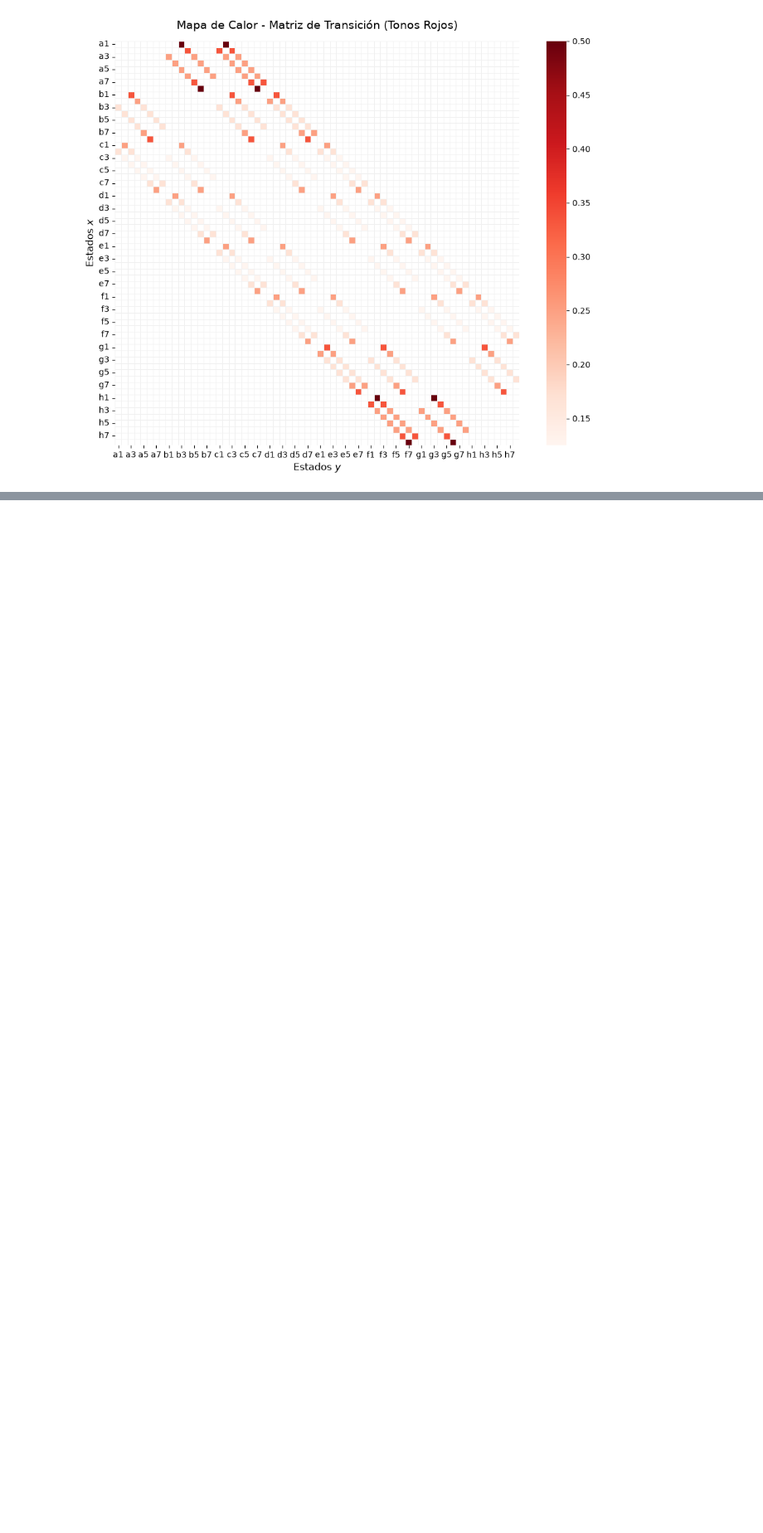
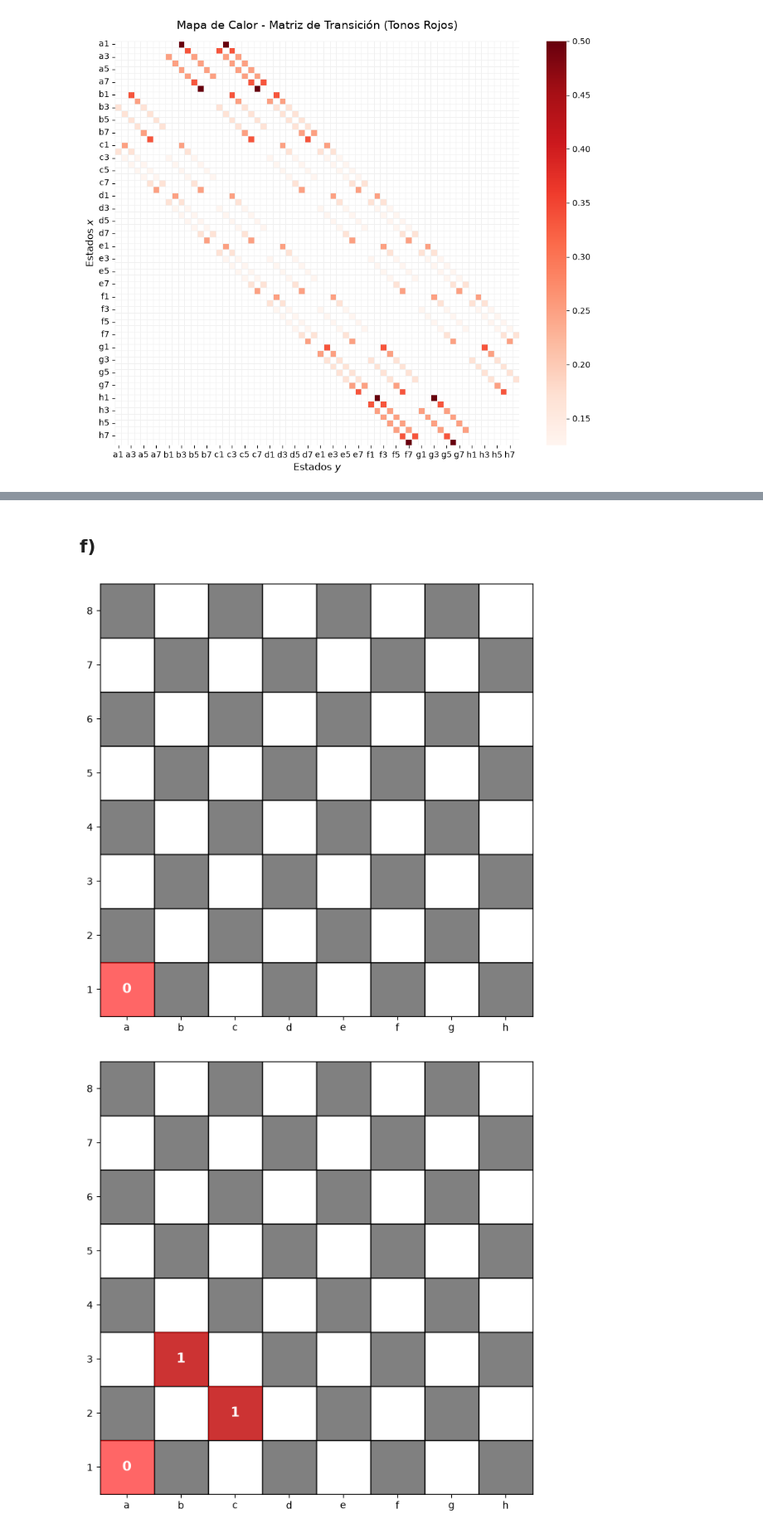
Before and after one commit to kamilo44/2026_2, a Jupyter notebook: Cadenas de Markov/Tarea 2/tarea_2.ipynb, the cells around one changed output, grey strips where cells are left out. Shown at 83% size. Cells and saved outputs as stored; diff of their text form; code cells hidden in the pictures; blank space fills up the shorter version.

```diff
--- a/Cadenas de Markov/Tarea 2/tarea_2.ipynb
+++ b/Cadenas de Markov/Tarea 2/tarea_2.ipynb
@@ -571,0 +401,38 @@ La intuición: el factor de amplificación $16/r^{2}$ multiplica el error de est
+# %%
+def posibles_vecinos(x,y):
+    return [(x+1,y+2),(x+1,y-2),(x-1,y+2),(x-1,y-2),(x+2,y+1),(x+2,y-1),(x-2,y+1), (x-2,y-1) ]
+def vecinos_validos(x,y):
+    return [(i,j) for (i,j) in posibles_vecinos(x,y) if i>=1 and i<=8 and j>=1 and j<=8]
+# %%
+def marcar_movimientos(lista: list[tuple], lista_marca: list[tuple], marca: str):
+    new = []
+    for x, y in lista:
+        vecinos = vecinos_validos(x, y)
+        for v in vecinos:
+            if v not in lista+new:
+                new.append(v)
+    new_marca = [(i, j, marca) for i, j in new]
+    lista += new
+    lista_marca += new_marca
+    return lista, lista_marca
+# %%
+def crear_tablero(x, y):
+    path = f"./images/{x}_{y}"
+    Path(path).mkdir(exist_ok=True)
+
+    marca = 0
+    lista = [(x, y)]
+    lista_marca = [(x, y, str(marca))]
+    board = ChessBoard(lista_marca)
+    board.draw(f"{path}/tablero_{marca}.png")
+
+    marca = 1
+    m, n = 0 , -1
+    while n != m:
+        n = len(lista)
+        lista, lista_marca = marcar_movimientos(lista, lista_marca, str(marca))
+        m = len(lista)
+        if n != m:
+            board = ChessBoard(lista_marca)
+            board.draw(f"{path}/tablero_{marca}.png")
+            marca += 1
@@ -571,0 +479,8 @@ La intuición: el factor de amplificación $16/r^{2}$ multiplica el error de est
+# %% [markdown]
+## f)
+# %%
+x, y = 1, 1
+crear_tablero(x, y)
+# %% [output]
+[figure, added]
+[figure, added]
```
Also changed, not shown: parts of 56 cells of this notebook, 13 other files.
